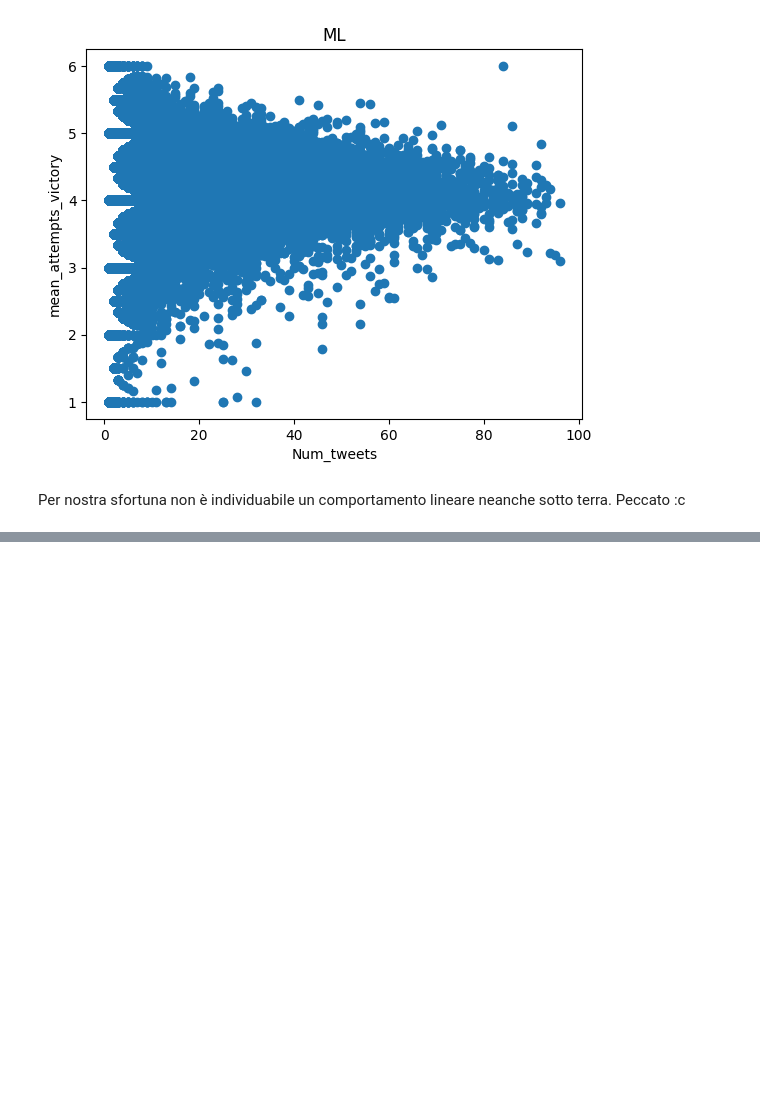
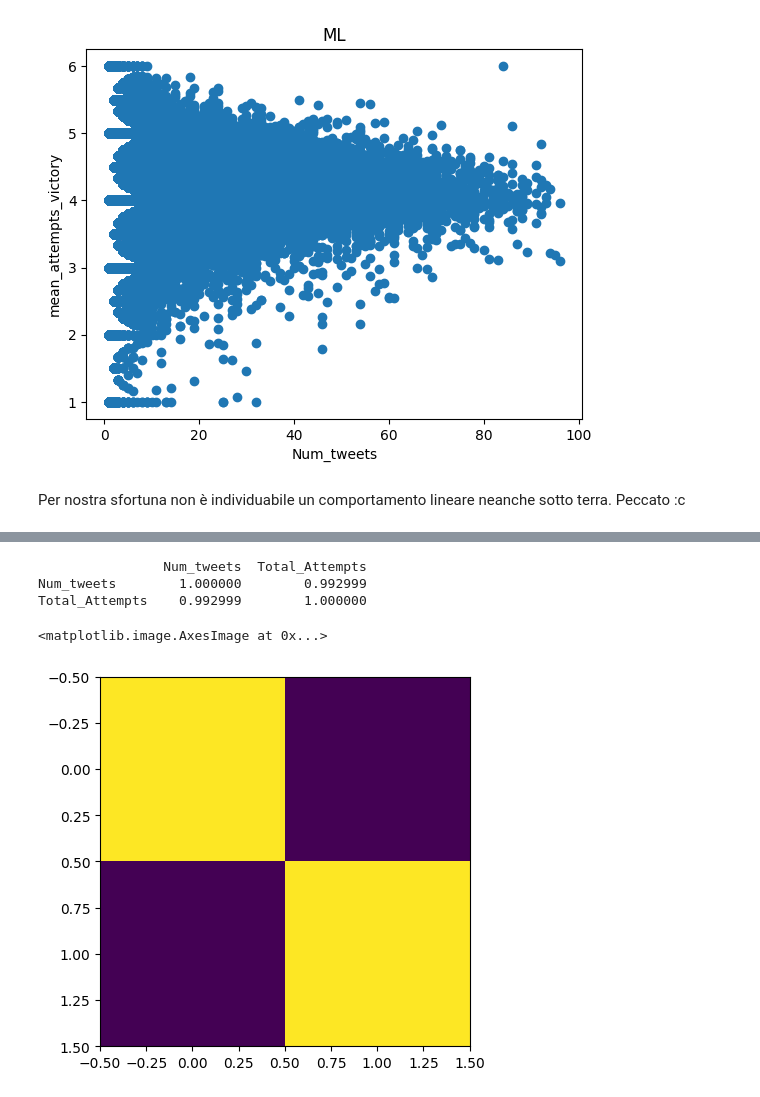
Before and after one commit to roby-ianny/IannelloSuffia_DataScienceProject, a Jupyter notebook: DataScienceProject.ipynb, the cells around one changed output, grey strips where cells are left out. Cells and saved outputs as stored; diff of their text form; code cells hidden in the pictures; blank space fills up the shorter version.

```diff
--- a/DataScienceProject.ipynb
+++ b/DataScienceProject.ipynb
@@ -984,0 +986,12 @@ Questa è molto lineare, ma non sappiamo se per pastore abbia senso. Teniamocela
+# %%
+r = user_stats[['Num_tweets', 'Total_Attempts']].corr()
+print(r)
+# %% [output]
+                Num_tweets  Total_Attempts
+Num_tweets        1.000000        0.992999
+Total_Attempts    0.992999        1.000000
+# %%
+plt.imshow(r)
+# %% [output]
+<matplotlib.image.AxesImage at 0x...>
+[figure, added]
```
Also changed, not shown: parts of 19 cells of this notebook.
